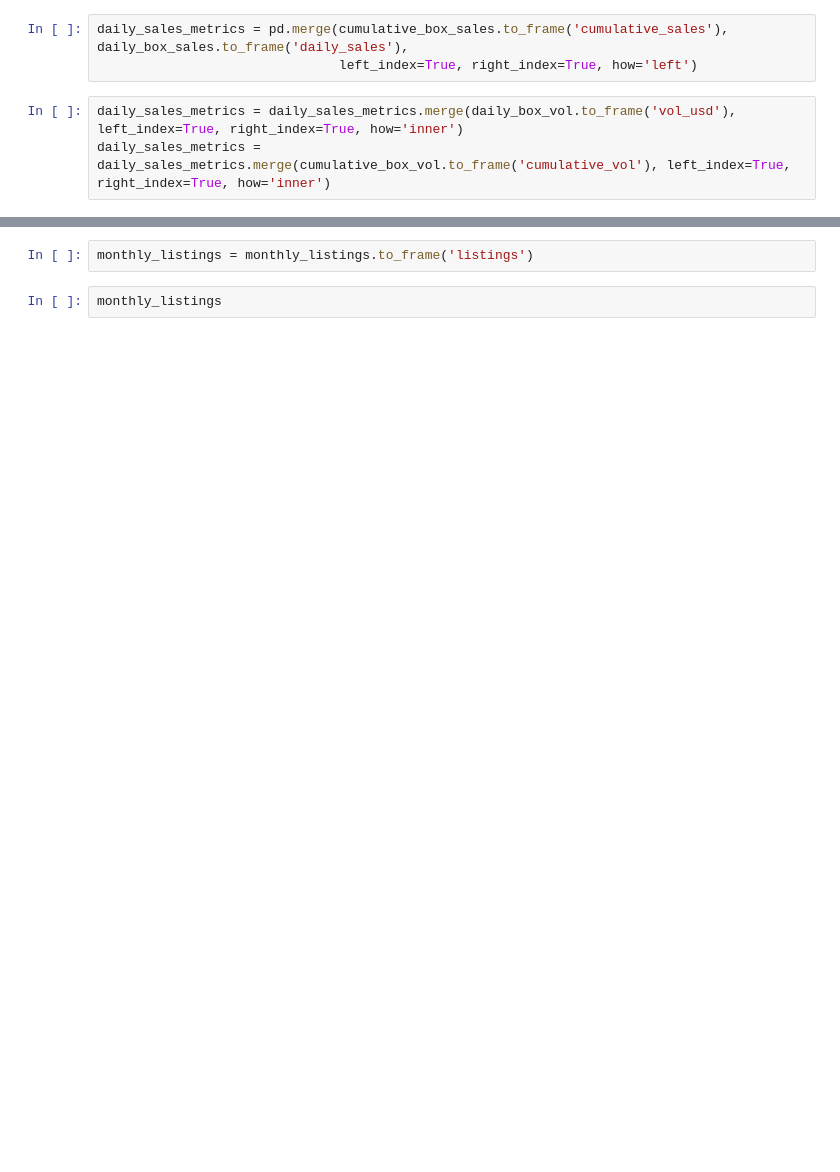
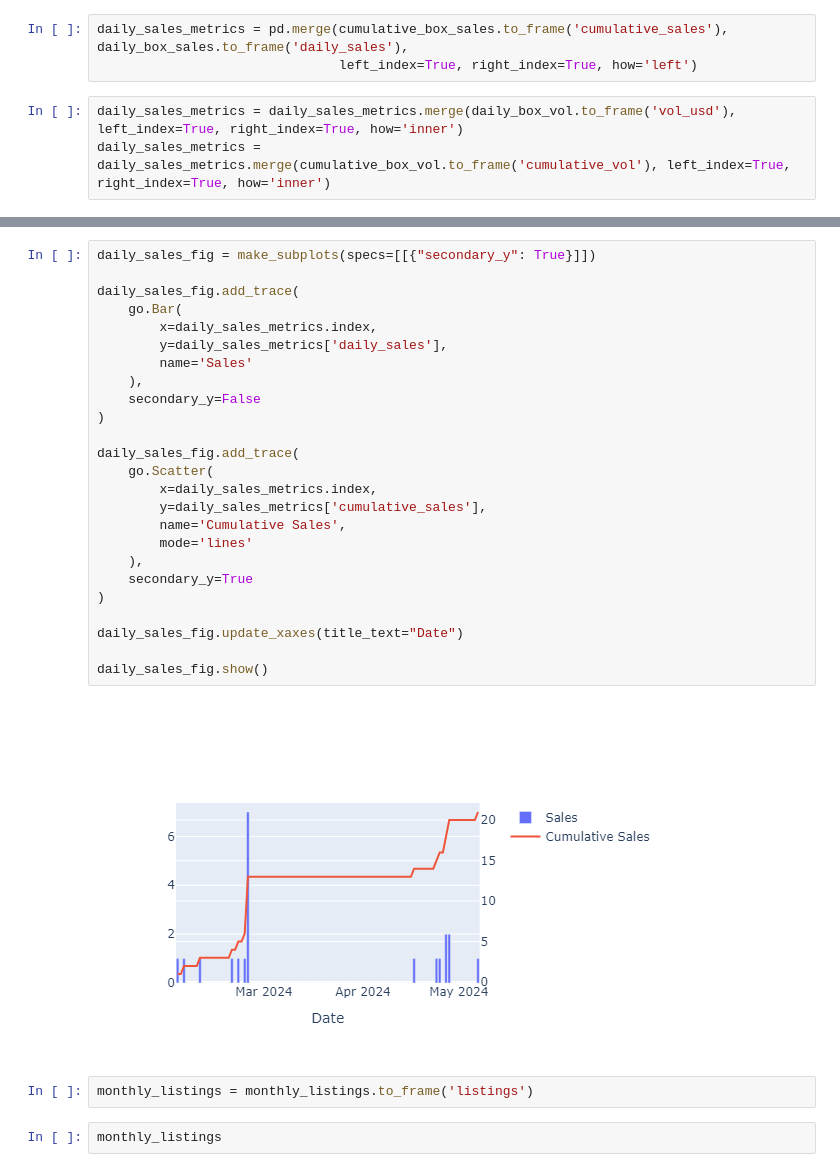
Before and after one commit to BrandynHamilton/box_domains, a Jupyter notebook: eda.ipynb, the cells around one changed output, grey strips where cells are left out. Drawn from its saved outputs; the diff is of its cells as text; blank space fills up the shorter version.

```diff
--- a/eda.ipynb
+++ b/eda.ipynb
@@ -1105,3 +1212,30 @@ daily_sales_metrics
+# %%
+daily_sales_fig = make_subplots(specs=[[{"secondary_y": True}]])
+
+daily_sales_fig.add_trace(
+    go.Bar(
+        x=daily_sales_metrics.index,
+        y=daily_sales_metrics['daily_sales'],
+        name='Sales'
+    ),
+    secondary_y=False
+)
+
+daily_sales_fig.add_trace(
+    go.Scatter(
+        x=daily_sales_metrics.index,
+        y=daily_sales_metrics['cumulative_sales'],
+        name='Cumulative Sales',
+        mode='lines'
+    ),
+    secondary_y=True
+)
+
+daily_sales_fig.update_xaxes(title_text="Date")
+
+daily_sales_fig.show()
+# %% [output]
+[figure, added]
 # %%
 monthly_listings = monthly_listings.to_frame('listings')
 # %%
```
Also changed, not shown: parts of 90 cells of this notebook, 1 other file.
